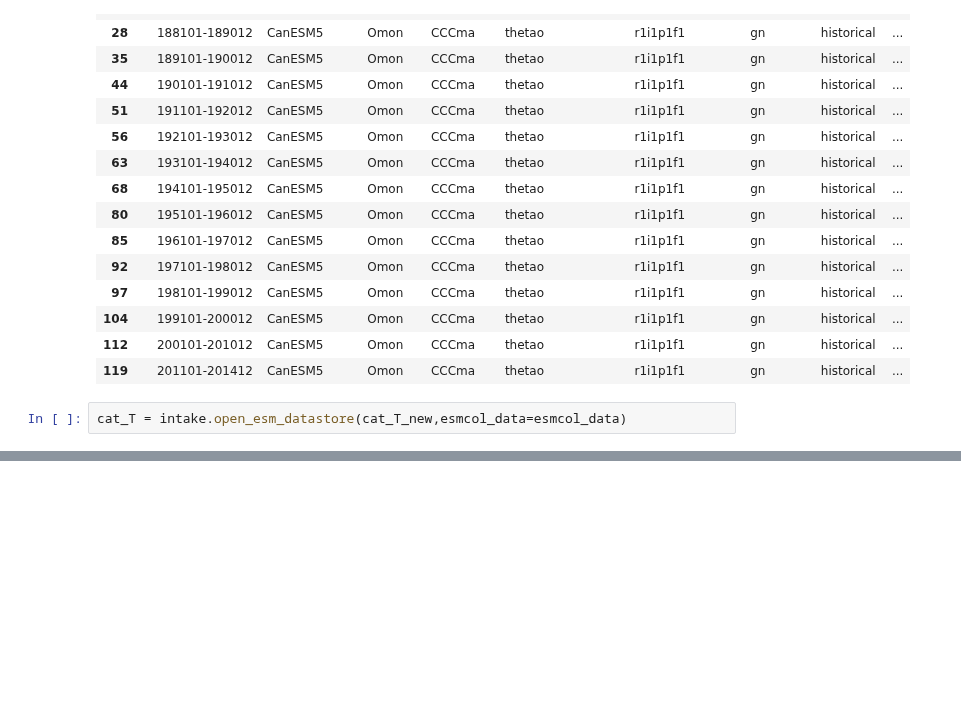
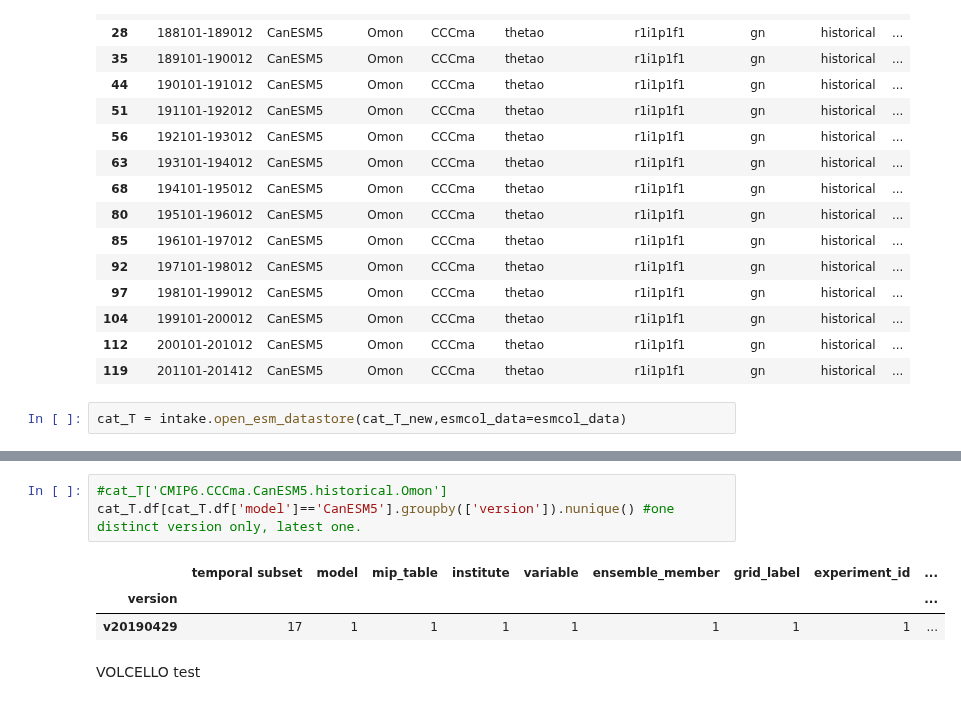
Before and after one commit to aradhakrishnanGFDL/gfdl-aws-analysis, a Jupyter notebook: examples/get_latest_versions.ipynb, the cells around one changed output, grey strips where cells are left out. Drawn from its saved outputs; the diff is of its cells as text; blank space fills up the shorter version.

```diff
--- a/examples/get_latest_versions.ipynb
+++ b/examples/get_latest_versions.ipynb
@@ -185,0 +117,9 @@ Aggregation columns : ['variable', 'ensemble_member', 'temporal subset']
+# %%
+#cat_T['CMIP6.CCCma.CanESM5.historical.Omon']
+cat_T.df[cat_T.df['model']=='CanESM5'].groupby(['version']).nunique() #one distinct version only, latest one.
+# %% [output]
+|  | temporal subset | model | mip_table | institute | variable | ensemble_member | grid_label | experiment_id | ... |
+| version |  |  |  |  |  |  |  |  | ... |
+| v20190429 | 17 | 1 | 1 | 1 | 1 | 1 | 1 | 1 | ... |
+# %% [markdown]
+VOLCELLO test
```
Also changed, not shown: parts of 16 cells of this notebook.
